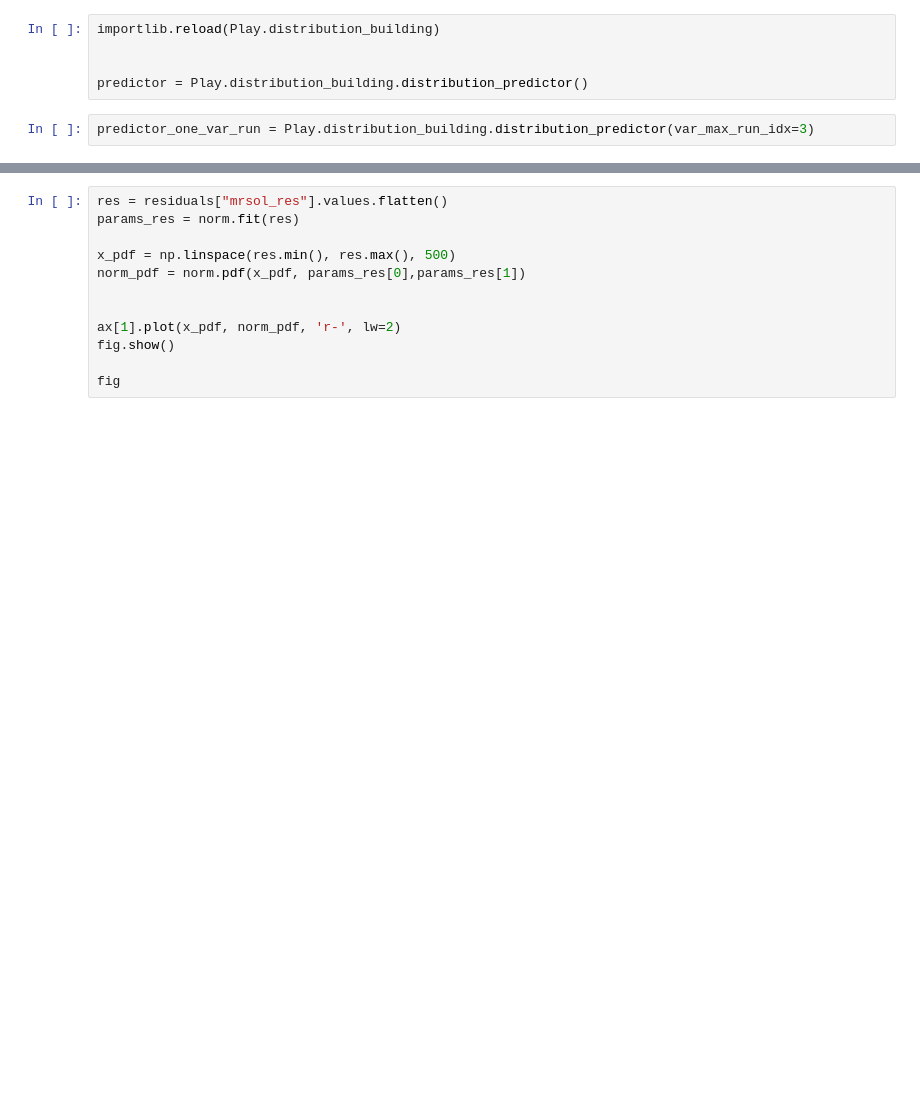
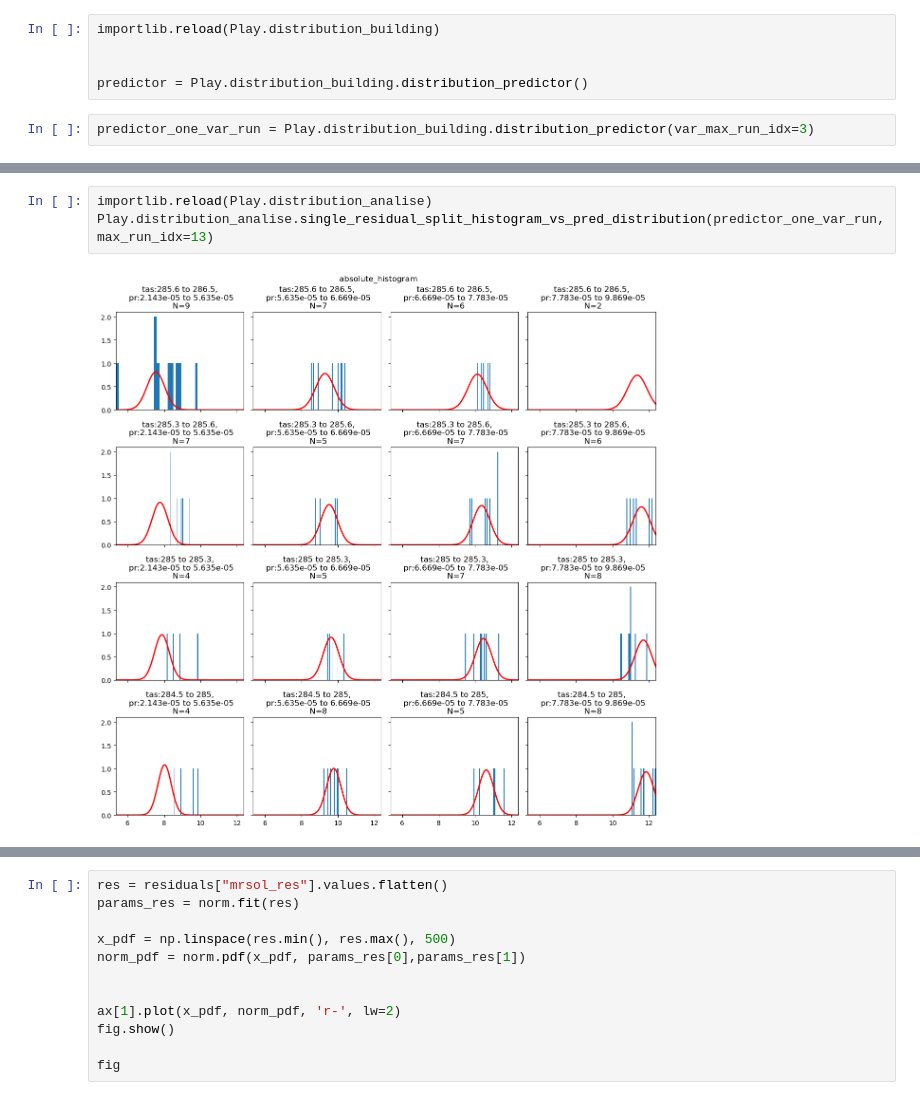
Before and after one commit to pjunghans1234/bachelorarbeit, a Jupyter notebook: Play_forest_regressor.ipynb, the cells around one changed output, grey strips where cells are left out. Saved outputs shown, nothing was run; the diff lists cells and outputs as text; blank space fills up the shorter version.

```diff
--- a/Play_forest_regressor.ipynb
+++ b/Play_forest_regressor.ipynb
@@ -72,0 +101,5 @@ tuple(d for d in ["time", "run", "lat", "lon"] if d in ["time", "lat", "lon"])
+# %%
+importlib.reload(Play.distribution_analise)
+Play.distribution_analise.single_residual_split_histogram_vs_pred_distribution(predictor_one_var_run, max_run_idx=13)
+# %% [output]
+[figure, added]
```
Also changed, not shown: parts of 14 cells of this notebook, 2 other files.
